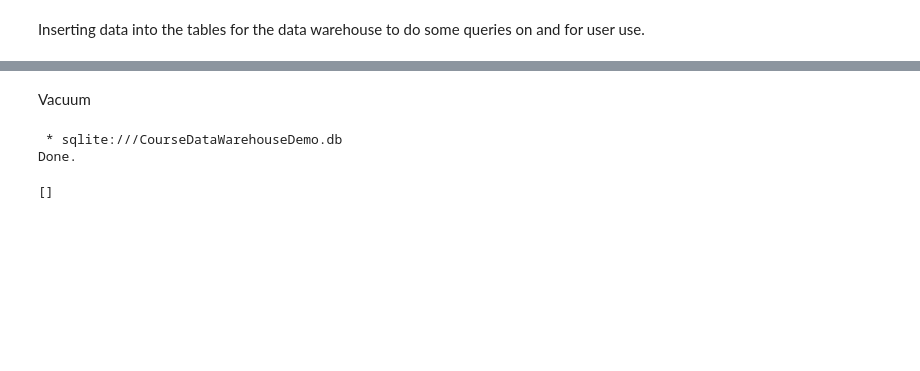
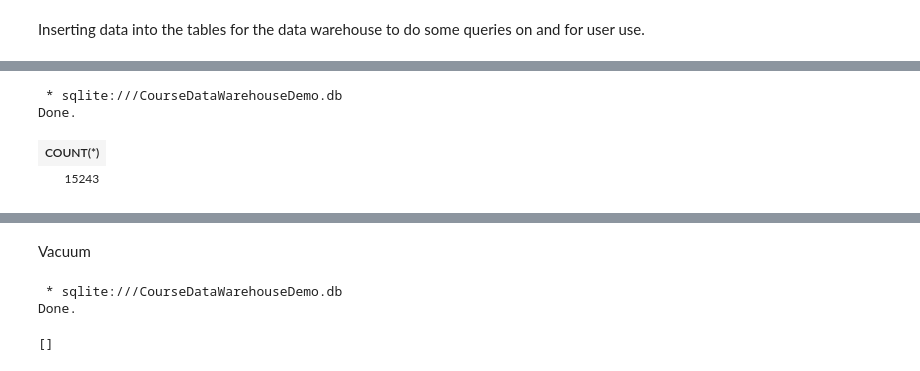
Before and after one commit to fairfield-ba510-spring2020/term-project-jeff-marcus, a Jupyter notebook: Untitled.ipynb, the cells around one changed output, grey strips where cells are left out. Drawn from its saved outputs; the diff is of its cells as text; code cells hidden in the pictures; blank space fills up the shorter version.

```diff
--- a/Untitled.ipynb
+++ b/Untitled.ipynb
@@ -153,0 +272,12 @@ INSERT INTO TOTAL_COURSES_WH (CRN, Tot_Courses)
+# %%
+%%sql
+
+    SELECT COUNT(*)
+    FROM db1.OFFERINGS_COURSE
+        LEFT JOIN db1.CATALOG_COURSE ON (OFFERINGS_COURSE.CatalogID = CATALOG_COURSE.CatalogID)
+            INNER JOIN CATALOG_COURSE_WH ON (CATALOG_COURSE.CatalogID = CATALOG_COURSE_WH.CatalogID)
+# %% [output]
+ * sqlite:///CourseDataWarehouseDemo.db
+Done.
+| COUNT(*) |
+| 15243 |
```
Also changed, not shown: parts of 16 cells of this notebook, 4 other files.
